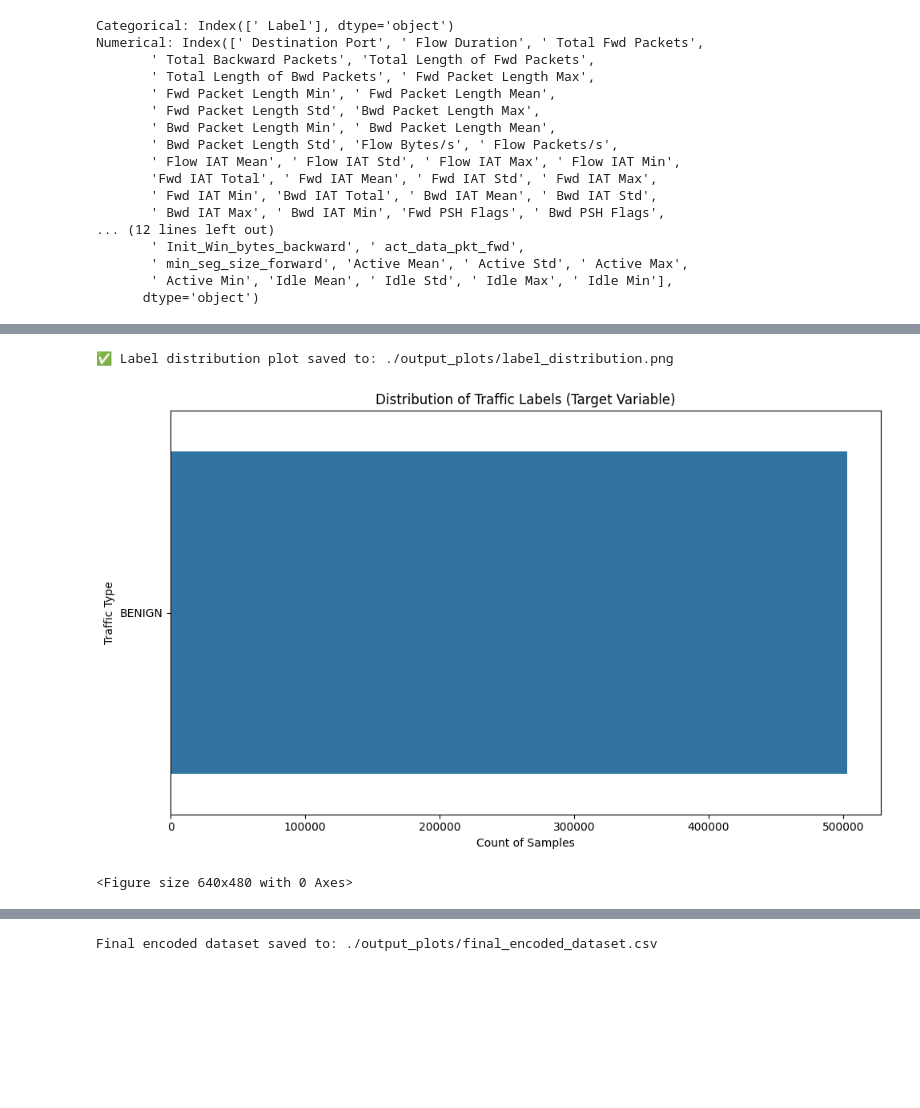
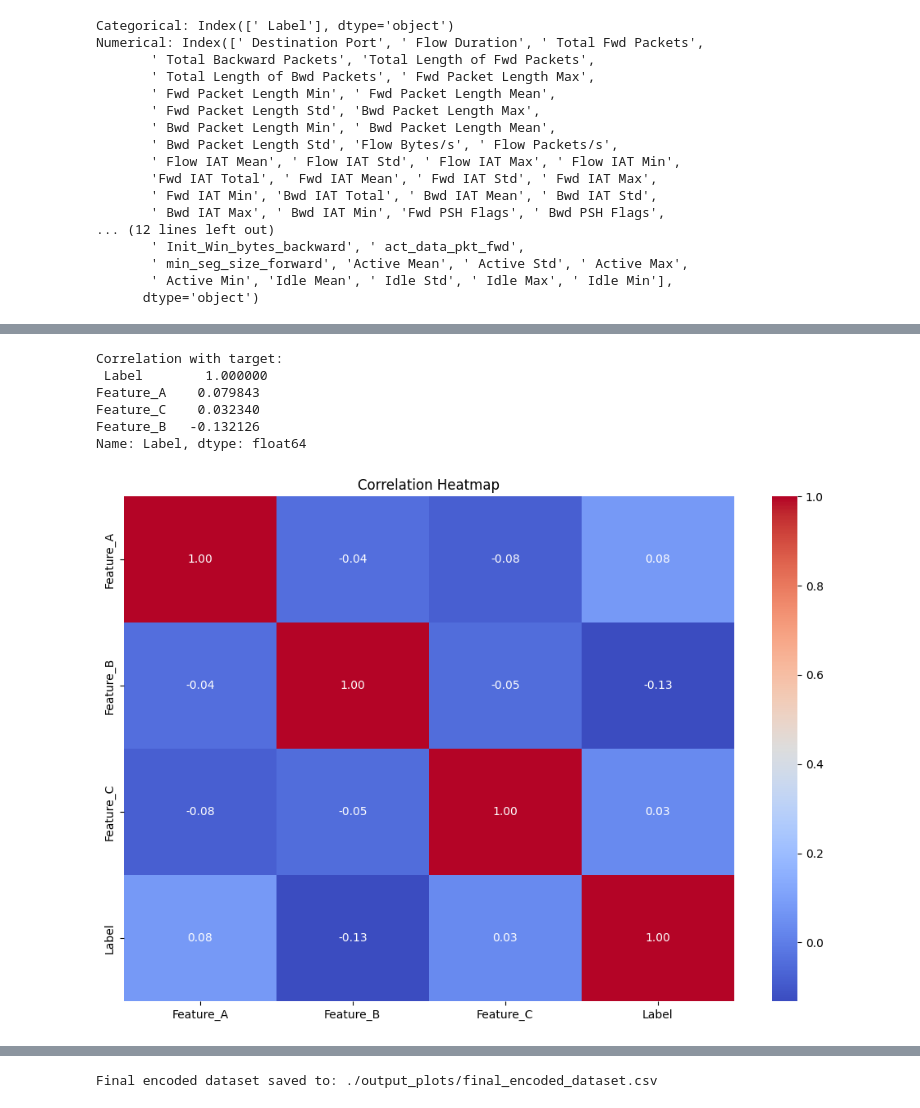
Before and after one commit to SentineNet-AI-SpringBoard/SentinelNet-AI, a Jupyter notebook: SentinelNet_Ai.ipynb, the cells around one changed output, grey strips where cells are left out. Saved outputs shown, nothing was run; the diff lists cells and outputs as text; code cells hidden in the pictures; blank space fills up the shorter version.

```diff
--- a/SentinelNet_Ai.ipynb
+++ b/SentinelNet_Ai.ipynb
@@ -436,31 +382,26 @@ if dist_col in df.columns:
-# %%
-import os
-import matplotlib.pyplot as plt
-import seaborn as sns
-import pandas as pd
-
-# Define an output directory
-OUTPUT_DIR = './output_plots'
-os.makedirs(OUTPUT_DIR, exist_ok=True)
-
-# Assuming df is already loaded from previous steps
-# If not, load the data:
-# file_path = '/content/drive/MyDrive/Monday-WorkingHours.pcap_ISCX.csv'
-# df = pd.read_csv(file_path)
-
-# Visualization 2: Distribution of the Target Variable (Categorical)
-if 'Label' in df.columns:
-    plt.figure(figsize=(10, 6))
-    sns.countplot(y='Label', data=df, order=df['Label'].value_counts().index)
-    plt.title('Distribution of Traffic Labels (Target Variable)')
-    plt.xlabel('Count of Samples')
-    plt.ylabel('Traffic Type')
-    plt.tight_layout()
-    plt.savefig(os.path.join(OUTPUT_DIR, 'label_distribution.png'))
-    print(f"\n✅ Label distribution plot saved to: {os.path.join(OUTPUT_DIR, 'label_distribution.png')}")
-    plt.show()
-    plt.clf()
-# %% [output]
-✅ Label distribution plot saved to: ./output_plots/label_distribution.png
-[figure, removed]
-<Figure size 640x480 with 0 Axes>
+# %%
+import pandas as pd
+import numpy as np
+import seaborn as sns
+import matplotlib.pyplot as plt
+df = pd.DataFrame({
+    'Feature_A': np.random.rand(100),
+    'Feature_B': np.random.rand(100) * 5,
+    'Feature_C': np.random.randn(100) + 10,
+    'Label': np.random.rand(100) * 2 + 0.5
+})
+corr_matrix = df.corr()
+target_corr = corr_matrix['Label'].sort_values(ascending=False)
+print("Correlation with target:\n", target_corr)
+plt.figure(figsize=(12,8))
+sns.heatmap(corr_matrix, annot=True, fmt=".2f", cmap="coolwarm")
+plt.title("Correlation Heatmap")
+plt.show()
+# %% [output]
+Correlation with target:
+ Label        1.000000
+Feature_A    0.079843
+Feature_C    0.032340
+Feature_B   -0.132126
+Name: Label, dtype: float64
+[figure, added]
```
Also changed, not shown: parts of 14 cells of this notebook.
